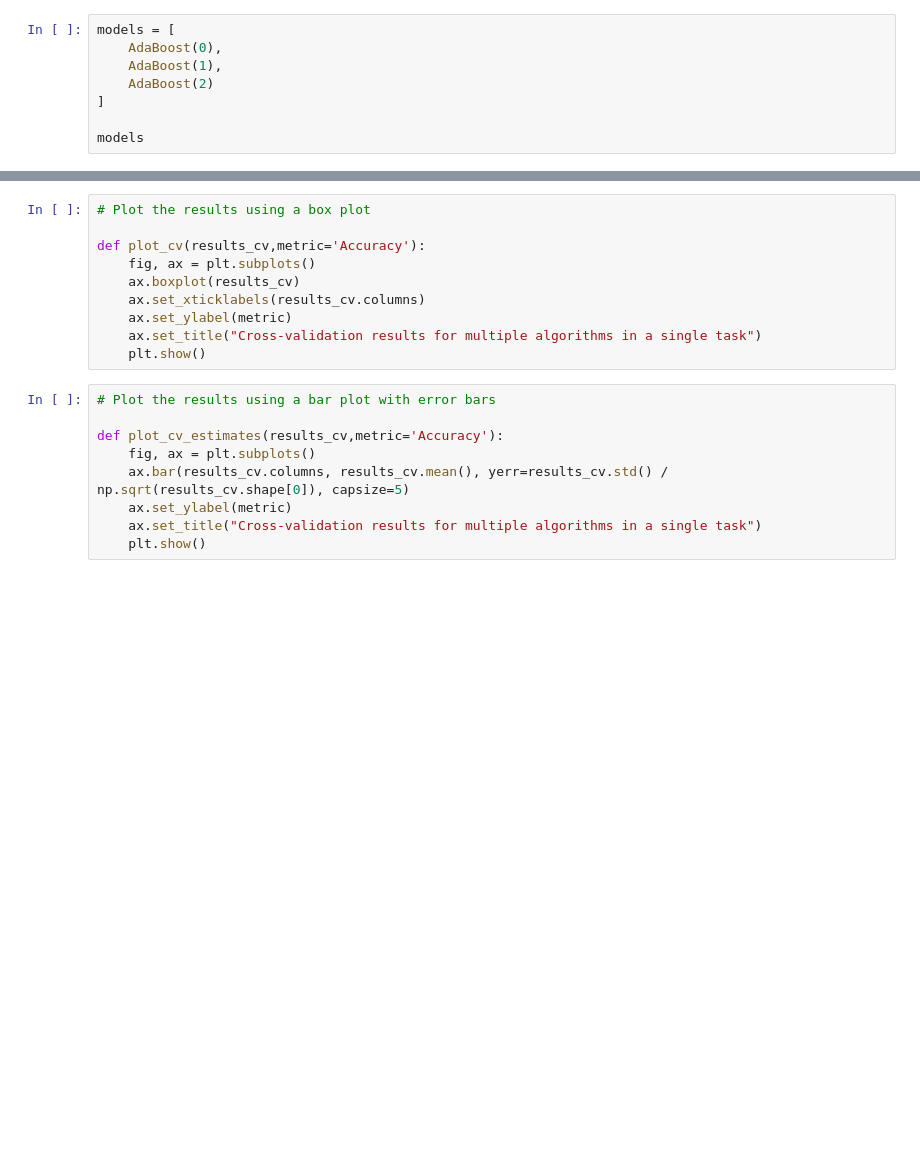
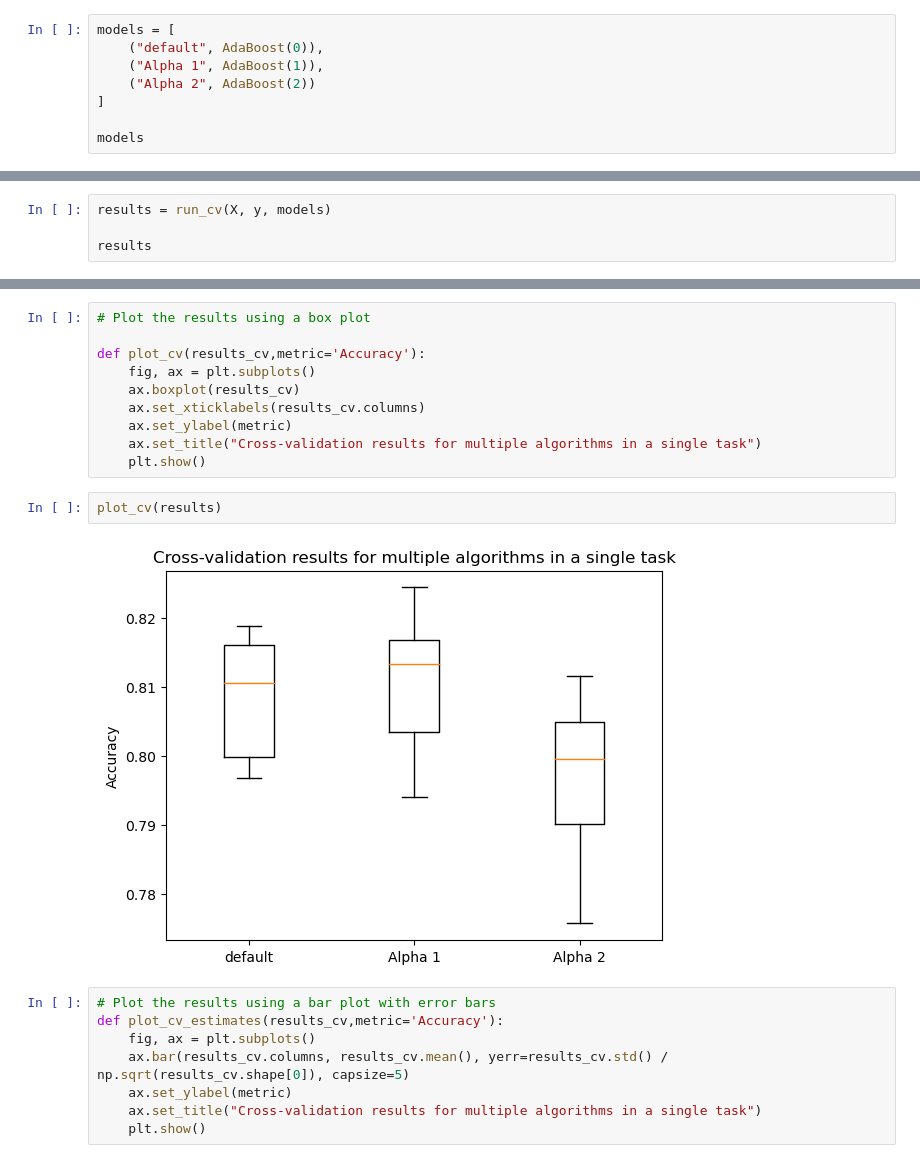
Before and after one commit to barbara-san/AdaBoost-Modifications-and-Performance-Analysis, a Jupyter notebook: Toni_Testing.ipynb, the cells around one changed output, grey strips where cells are left out. Saved outputs shown, nothing was run; the diff lists cells and outputs as text; blank space fills up the shorter version.

```diff
--- a/Toni_Testing.ipynb
+++ b/Toni_Testing.ipynb
@@ -182,8 +53,8 @@ p-value for Alpha1 - Alpha2: 1.7763568394002505e-15
 # %%
 models = [
-    AdaBoost(0),
-    AdaBoost(1),
-    AdaBoost(2)
+    ("default", AdaBoost(0)),
+    ("Alpha 1", AdaBoost(1)),
+    ("Alpha 2", AdaBoost(2))
 ]
 
 models
@@ -205,3 +78,7 @@ def run_cv(X,y,algs,nfolds=10):
             results[algo_name].append(accuracy_score(y_test, y_pred))
     results_df = pd.DataFrame.from_dict(results)
     return results_df
+# %%
+results = run_cv(X, y, models)
+
+results
@@ -215,9 +104,12 @@ def plot_cv(results_cv,metric='Accuracy'):
     ax.set_ylabel(metric)
     ax.set_title("Cross-validation results for multiple algorithms in a single task")
     plt.show()
+# %%
+plot_cv(results)
+# %% [output]
+[figure, added]
 # %%
 # Plot the results using a bar plot with error bars
-
 def plot_cv_estimates(results_cv,metric='Accuracy'):
     fig, ax = plt.subplots()
     ax.bar(results_cv.columns, results_cv.mean(), yerr=results_cv.std() / np.sqrt(results_cv.shape[0]), capsize=5)
```
Also changed, not shown: parts of 13 cells of this notebook, 1 other file.
